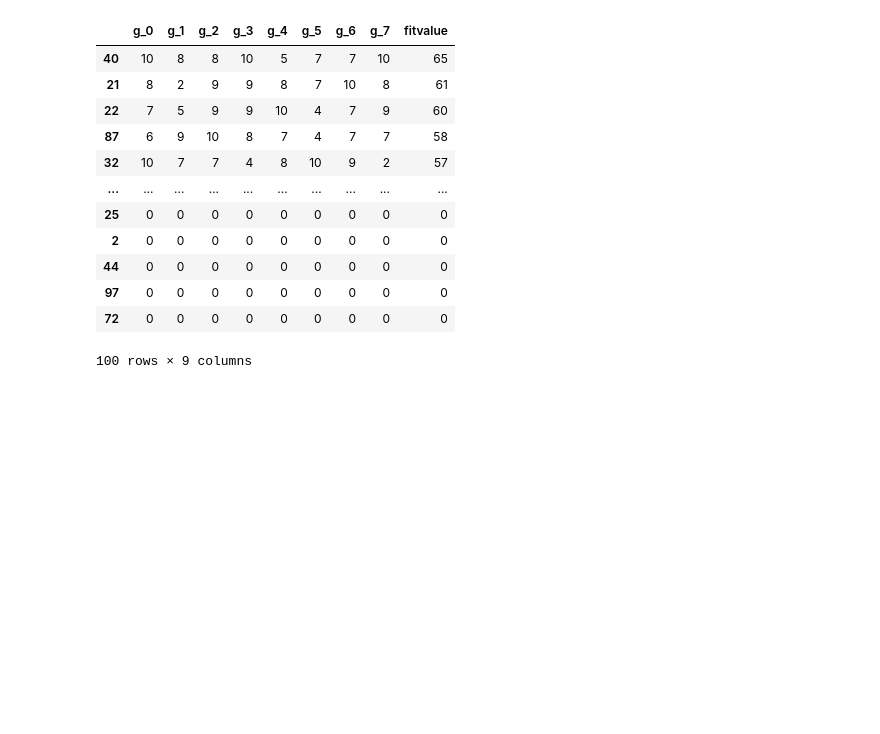
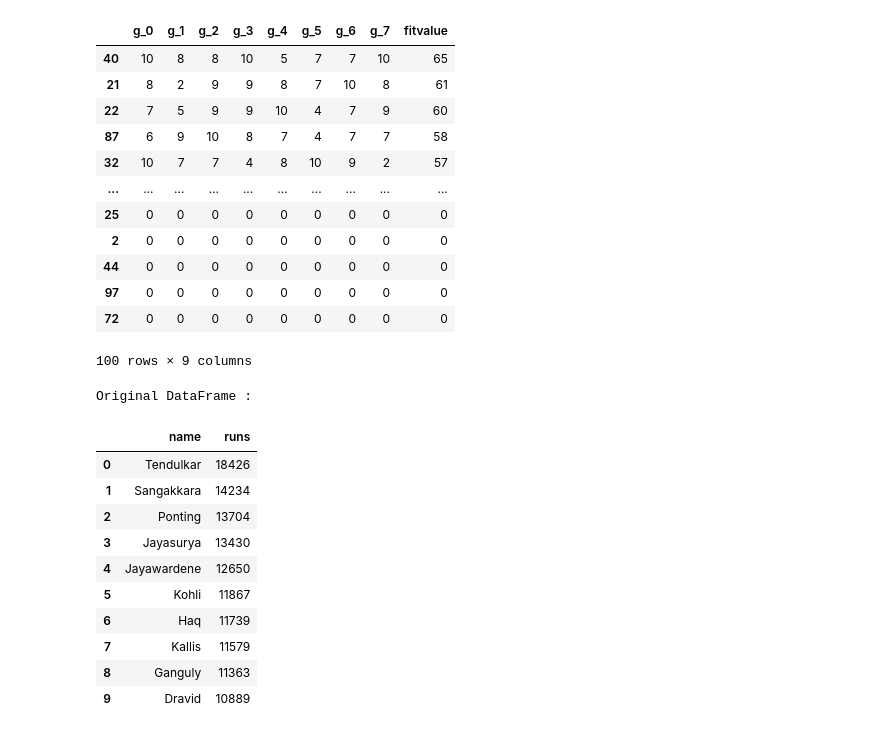
Before and after one commit to franeum/galgos, a Jupyter notebook: classes.ipynb, the cells around one changed output. Saved outputs shown, nothing was run; the diff lists cells and outputs as text; code cells hidden in the pictures; blank space fills up the shorter version.

```diff
--- a/classes.ipynb
+++ b/classes.ipynb
@@ -402,3 +440,31 @@ tastoma
 | 97 | 0 | 0 | 0 | 0 | 0 | 0 | 0 | 0 | 0 |
 | 72 | 0 | 0 | 0 | 0 | 0 | 0 | 0 | 0 | 0 |
 100 rows × 9 columns
+# %%
+import pandas as pd
+import numpy as np
+
+# create a DataFrame
+ODI_runs = {'name': ['Tendulkar', 'Sangakkara', 'Ponting',
+                      'Jayasurya', 'Jayawardene', 'Kohli',
+                      'Haq', 'Kallis', 'Ganguly', 'Dravid'],
+            'runs': [18426, 14234, 13704, 13430, 12650,
+                     11867, 11739, 11579, 11363, 10889]}
+df = pd.DataFrame(ODI_runs)
+
+# print the original DataFrame
+print("Original DataFrame :")
+df
+# %% [output]
+Original DataFrame :
+|  | name | runs |
+| 0 | Tendulkar | 18426 |
+| 1 | Sangakkara | 14234 |
+| 2 | Ponting | 13704 |
+| 3 | Jayasurya | 13430 |
+| 4 | Jayawardene | 12650 |
+| 5 | Kohli | 11867 |
+| 6 | Haq | 11739 |
+| 7 | Kallis | 11579 |
+| 8 | Ganguly | 11363 |
+| 9 | Dravid | 10889 |
```
Also changed, not shown: parts of 13 cells of this notebook.
